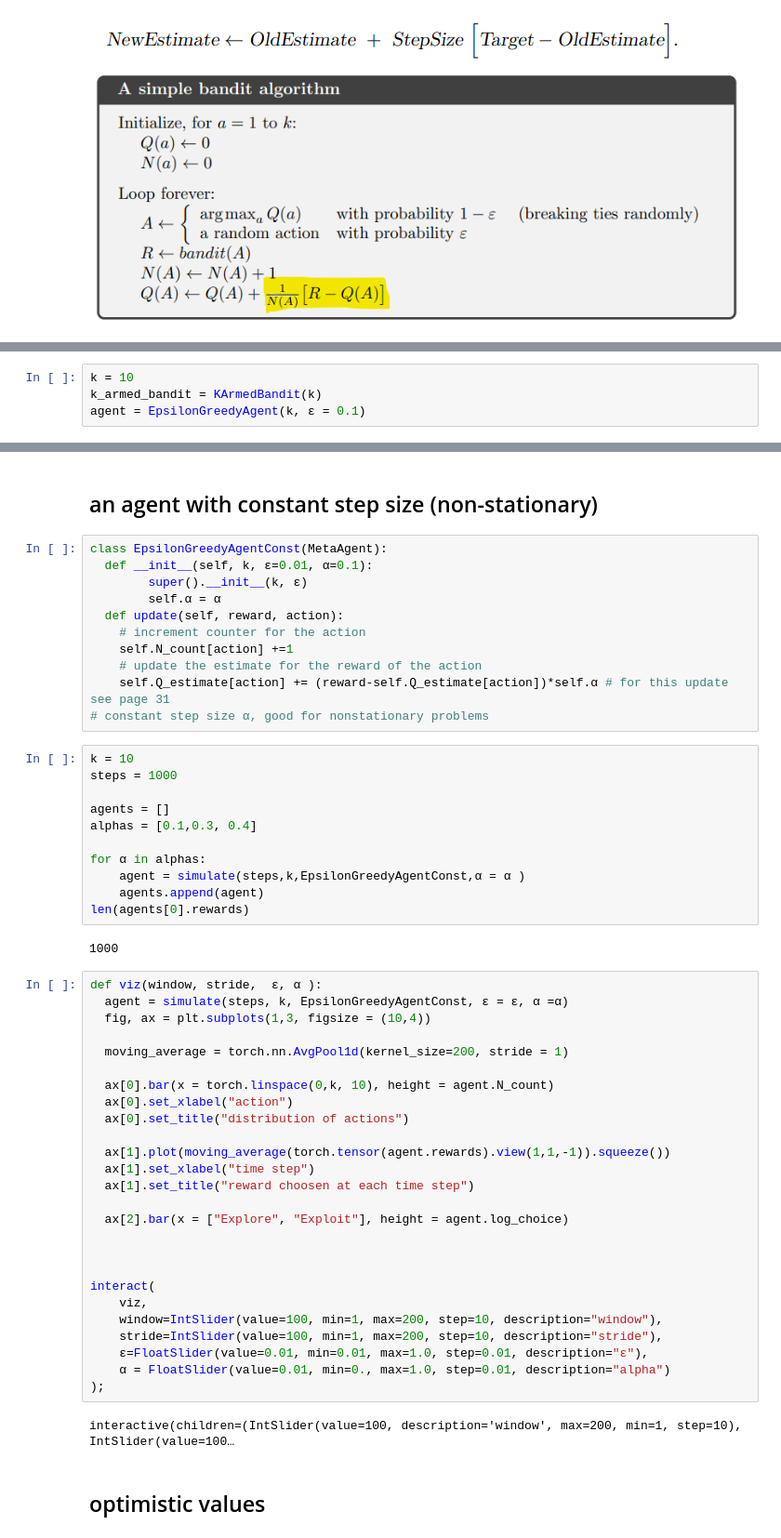
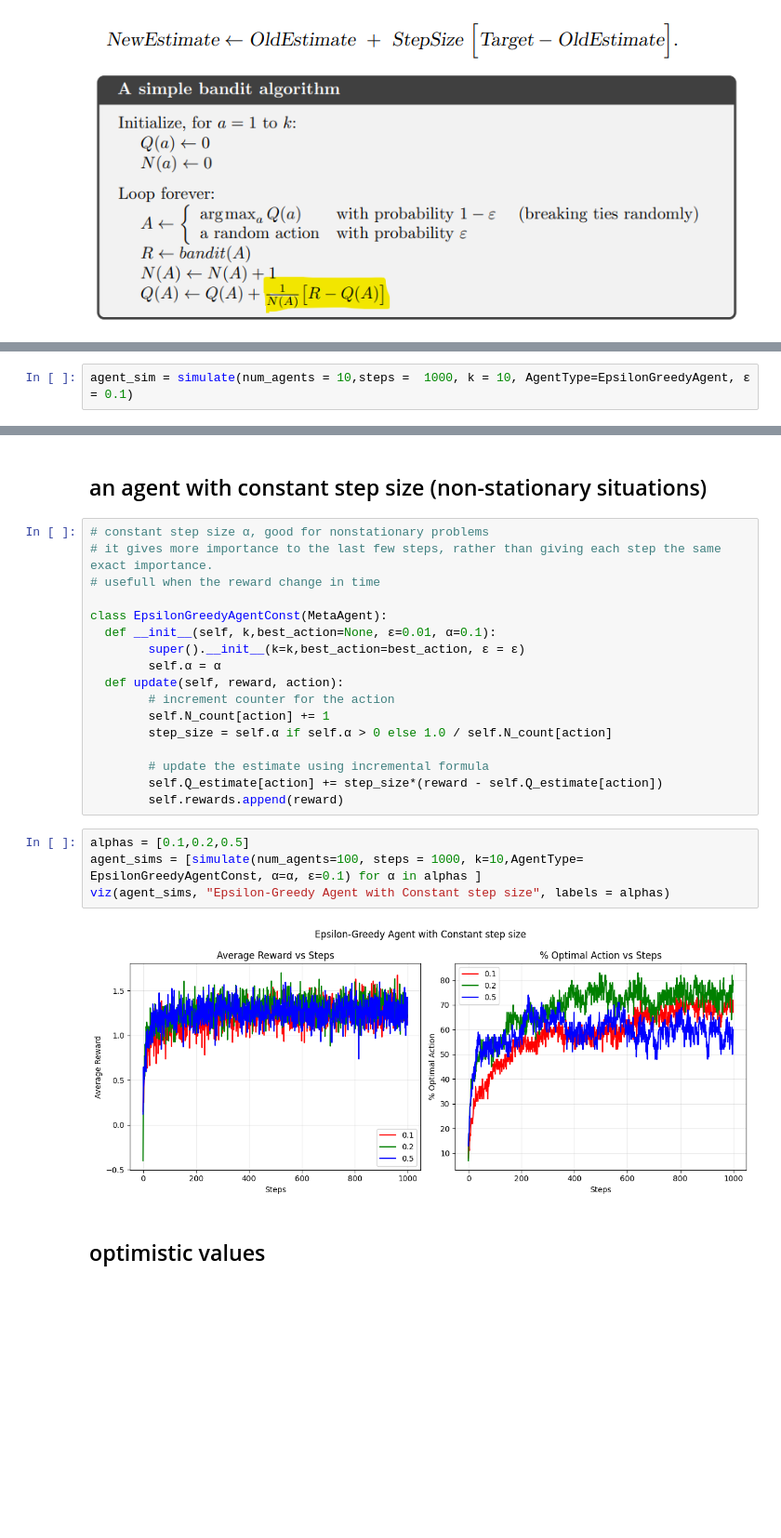
Before and after one commit to pierpierpy/ReinforcementLearningBasics, a Jupyter notebook: Reinforcement_Learning_1.ipynb, the cells around one changed output, grey strips where cells are left out. Shown at 93% size. Drawn from its saved outputs; the diff is of its cells as text; blank space fills up the shorter version.

```diff
--- a/Reinforcement_Learning_1.ipynb
+++ b/Reinforcement_Learning_1.ipynb
@@ -86,4 +132,2 @@ class EpsilonGreedyAgent(MetaAgent):
 # %%
-k = 10
-k_armed_bandit = KArmedBandit(k)
-agent = EpsilonGreedyAgent(k, ε = 0.1)
+agent_sim = simulate(num_agents = 10,steps =  1000, k = 10, AgentType=EpsilonGreedyAgent, ε = 0.1)
@@ -168,57 +174,28 @@ interactive(children=(IntSlider(value=100, description='window', max=200, min=1,
 # %% [markdown]
-## an agent with constant step size (non-stationary)
+## an agent with constant step size (non-stationary situations)
 # %%
+# constant step size α, good for nonstationary problems
+# it gives more importance to the last few steps, rather than giving each step the same exact importance.
+# usefull when the reward change in time
+
 class EpsilonGreedyAgentConst(MetaAgent):
-  def __init__(self, k, ε=0.01, α=0.1):
-        super().__init__(k, ε)
+  def __init__(self, k,best_action=None, ε=0.01, α=0.1):
+        super().__init__(k=k,best_action=best_action, ε = ε)
         self.α = α
   def update(self, reward, action):
-    # increment counter for the action
-    self.N_count[action] +=1
-    # update the estimate for the reward of the action
-    self.Q_estimate[action] += (reward-self.Q_estimate[action])*self.α # for this update see page 31
-# constant step size α, good for nonstationary problems
+        # increment counter for the action
+        self.N_count[action] += 1
+        step_size = self.α if self.α > 0 else 1.0 / self.N_count[action]
+
+        # update the estimate using incremental formula
+        self.Q_estimate[action] += step_size*(reward - self.Q_estimate[action])
+        self.rewards.append(reward)
-# %%
-k = 10
-steps = 1000
-
-agents = []
-alphas = [0.1,0.3, 0.4]
-
-for α in alphas:
-    agent = simulate(steps,k,EpsilonGreedyAgentConst,α = α )
-    agents.append(agent)
-len(agents[0].rewards)
-# %% [output]
-1000
-# %%
-def viz(window, stride,  ε, α ):
-  agent = simulate(steps, k, EpsilonGreedyAgentConst, ε = ε, α =α)
-  fig, ax = plt.subplots(1,3, figsize = (10,4))
-
-  moving_average = torch.nn.AvgPool1d(kernel_size=200, stride = 1)
-
-  ax[0].bar(x = torch.linspace(0,k, 10), height = agent.N_count)
-  ax[0].set_xlabel("action")
-  ax[0].set_title("distribution of actions")
-
-  ax[1].plot(moving_average(torch.tensor(agent.rewards).view(1,1,-1)).squeeze())
-  ax[1].set_xlabel("time step")
-  ax[1].set_title("reward choosen at each time step")
-
-  ax[2].bar(x = ["Explore", "Exploit"], height = agent.log_choice)
-
-
-
-interact(
-    viz,
-    window=IntSlider(value=100, min=1, max=200, step=10, description="window"),
-    stride=IntSlider(value=100, min=1, max=200, step=10, description="stride"),
-    ε=FloatSlider(value=0.01, min=0.01, max=1.0, step=0.01, description="ε"),
-    α = FloatSlider(value=0.01, min=0., max=1.0, step=0.01, description="alpha")
-);
-# %% [output]
-interactive(children=(IntSlider(value=100, description='window', max=200, min=1, step=10), IntSlider(value=100…
+# %%
+alphas = [0.1,0.2,0.5]
+agent_sims = [simulate(num_agents=100, steps = 1000, k=10,AgentType= EpsilonGreedyAgentConst, α=α, ε=0.1) for α in alphas ]
+viz(agent_sims, "Epsilon-Greedy Agent with Constant step size", labels = alphas)
+# %% [output]
+[figure, added]
 # %% [markdown]
 ## optimistic values
 # %%
```
Also changed, not shown: parts of 27 cells of this notebook.
